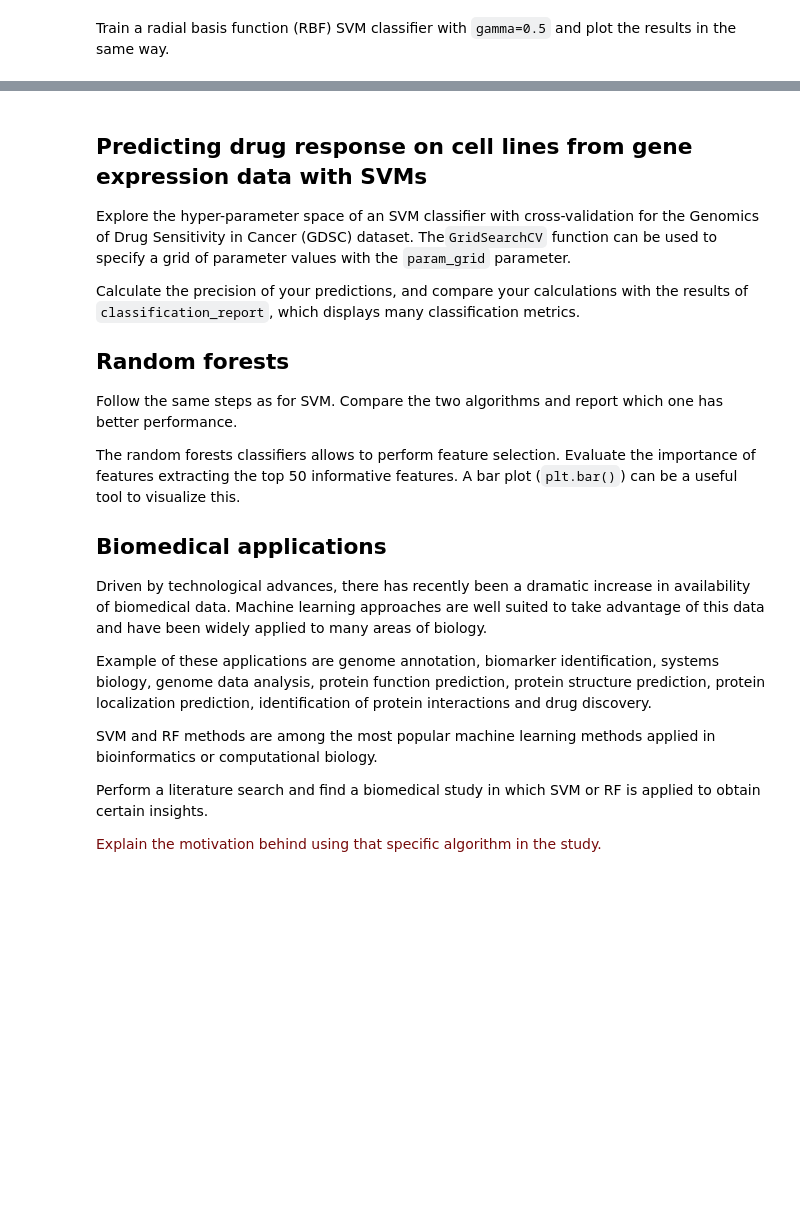
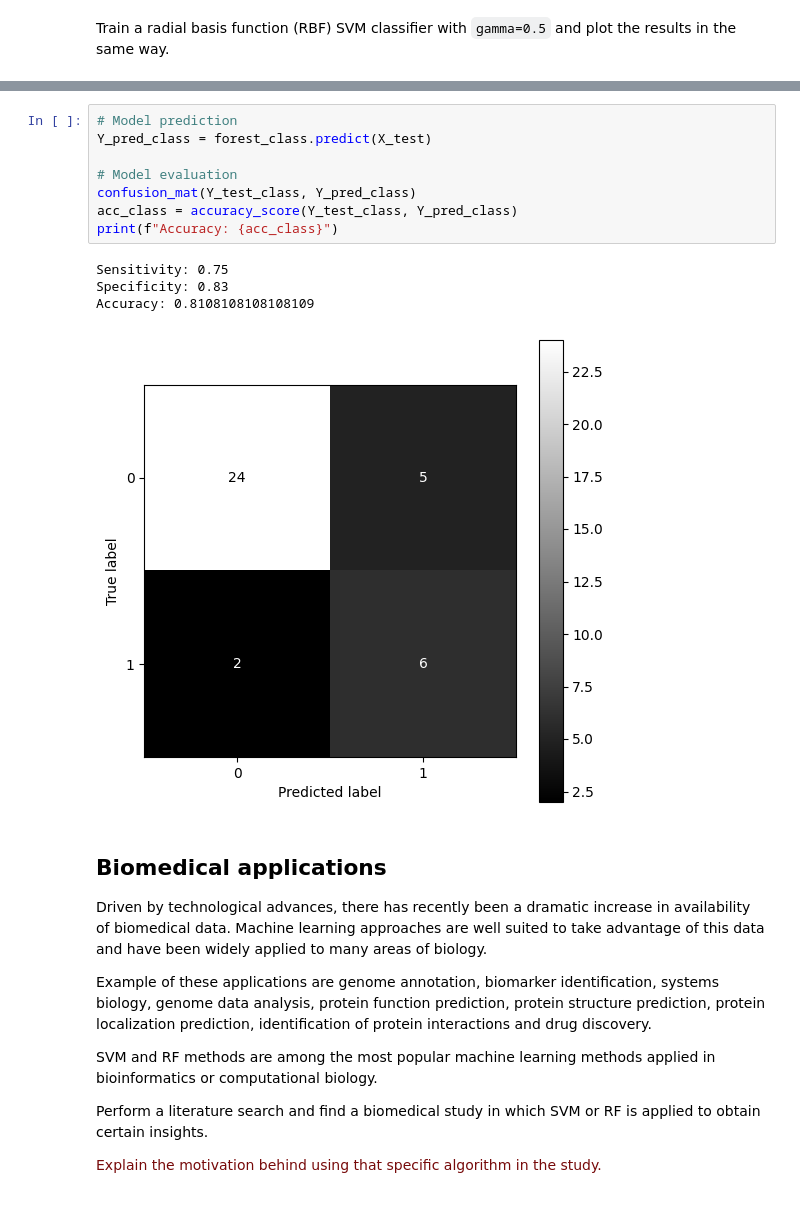
Before and after one commit to MartvStraten/8dm50-machine-learning, a Jupyter notebook: practicals/week_6.ipynb, the cells around one changed output, grey strips where cells are left out. Saved outputs shown, nothing was run; the diff lists cells and outputs as text; blank space fills up the shorter version.

```diff
--- a/practicals/week_6.ipynb
+++ b/practicals/week_6.ipynb
@@ -201,16 +335,17 @@ Yes, normalization of the data before using a kernel function is necessary. Feat
+# %%
+# Model prediction
+Y_pred_class = forest_class.predict(X_test)
+
+# Model evaluation
+confusion_mat(Y_test_class, Y_pred_class)
+acc_class = accuracy_score(Y_test_class, Y_pred_class)
+print(f"Accuracy: {acc_class}")
+# %% [output]
+Sensitivity: 0.75
+Specificity: 0.83
+Accuracy: 0.8108108108108109
+[figure, added]
 # %% [markdown]
-## Predicting drug response on cell lines from gene expression data with SVMs
-
-Explore the hyper-parameter space of an SVM classifier with cross-validation for the Genomics of Drug Sensitivity in Cancer (GDSC) dataset. The`GridSearchCV` function can be used to specify a grid of parameter values with the `param_grid` parameter.
-
-Calculate the precision of your predictions, and compare your calculations with the results of `classification_report`, which displays many classification metrics.
-
-
-## Random forests
-
-Follow the same steps as for SVM. Compare the two algorithms and report which one has better performance.
-
-The random forests classifiers allows to perform feature selection. Evaluate the importance of features extracting the top 50 informative features. A bar plot (`plt.bar()`) can be a useful tool to visualize this.
 
 
 ## Biomedical applications
```
Also changed, not shown: parts of 15 cells of this notebook, 1 other file.
